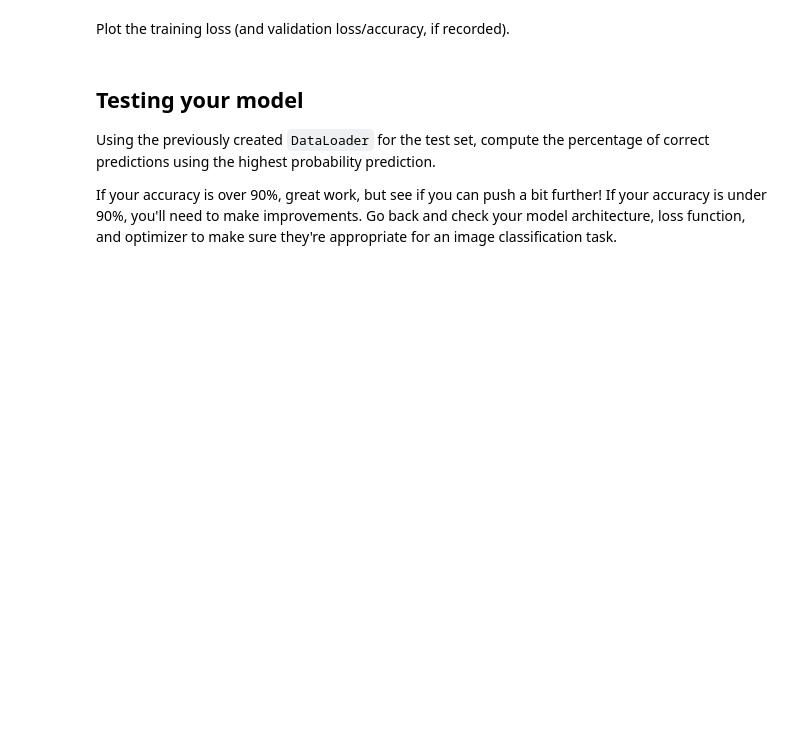
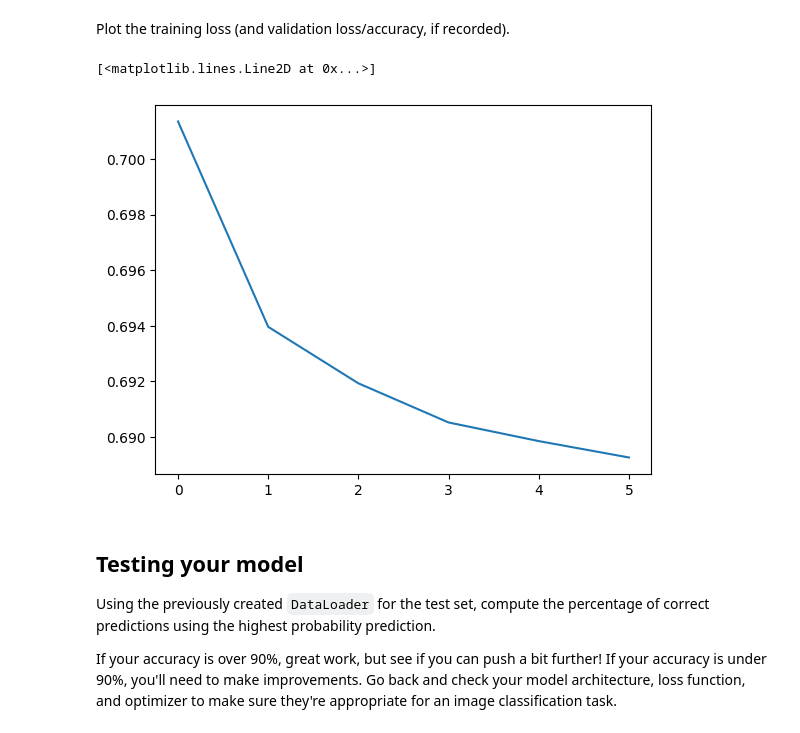
Before and after one commit to GianMan89/MNIST_handwritten_digits_classifier, a Jupyter notebook: MNIST_Handwritten_Digits-STARTER.ipynb, the cells around one changed output. Saved outputs shown, nothing was run; the diff lists cells and outputs as text; code cells hidden in the pictures; blank space fills up the shorter version.

Commit message:
Update: MNIST notebook

```diff
--- a/MNIST_Handwritten_Digits-STARTER.ipynb
+++ b/MNIST_Handwritten_Digits-STARTER.ipynb
@@ -102,3 +104,33 @@ Use any architecture you like.
+# %%
+# Define the network to classify the MNIST dataset
+class CNN(nn.Module):
+    def __init__(self):
+        super(CNN, self).__init__()
+        # Define the convolutional layers
+        self.conv1 = nn.Conv2d(1, 32, 3, padding=1)
+        self.conv2 = nn.Conv2d(32, 64, 3, padding=1)
+
+        # Define the fully connected layers
+        self.fc1 = nn.Linear(64 * 7 * 7, 128)
+        self.fc2 = nn.Linear(128, 10)
+
+    def forward(self, x):
+        # Apply convolutional layers
+        x = F.relu(self.conv1(x))
+        x = F.max_pool2d(x, 2)
+        x = F.relu(self.conv2(x))
+        x = F.max_pool2d(x, 2)
+
+        # Flatten the output from convolutional layers
+        x = x.view(-1, 64 * 7 * 7)
+
+        # Apply fully connected layers
+        x = F.relu(self.fc1(x))
+        x = self.fc2(x)
+
+        # Apply softmax to output a probability distribution over the 10 classes
+        x = F.softmax(x, dim=1)
+        return x
 # %% [markdown]
 Specify a loss function and an optimizer, and instantiate the model.
 
@@ -108,3 +138,10 @@ If you use a less common loss function, please note why you chose that loss func
+# %%
+# Create an instance of the CNN model
+model = CNN()
+
+# Define the loss function and optimizer
+criterion = nn.CrossEntropyLoss()
+optimizer = optim.Adam(model.parameters(), lr=0.001)
 # %% [markdown]
 ## Running your Neural Network
 Use whatever method you like to train your neural network, and ensure you record the average loss at each epoch.
@@ -120,3 +235,9 @@ Plot the training loss (and validation loss/accuracy, if recorded).
+# %%
+# Plot the loss curve
+plt.plot(train_losses, label='Train loss')
+# %% [output]
+[<matplotlib.lines.Line2D at 0x...>]
+[figure, added]
 # %% [markdown]
 ## Testing your model
 Using the previously created `DataLoader` for the test set, compute the percentage of correct predictions using the highest probability prediction.
```
Also changed, not shown: parts of 14 cells of this notebook.
